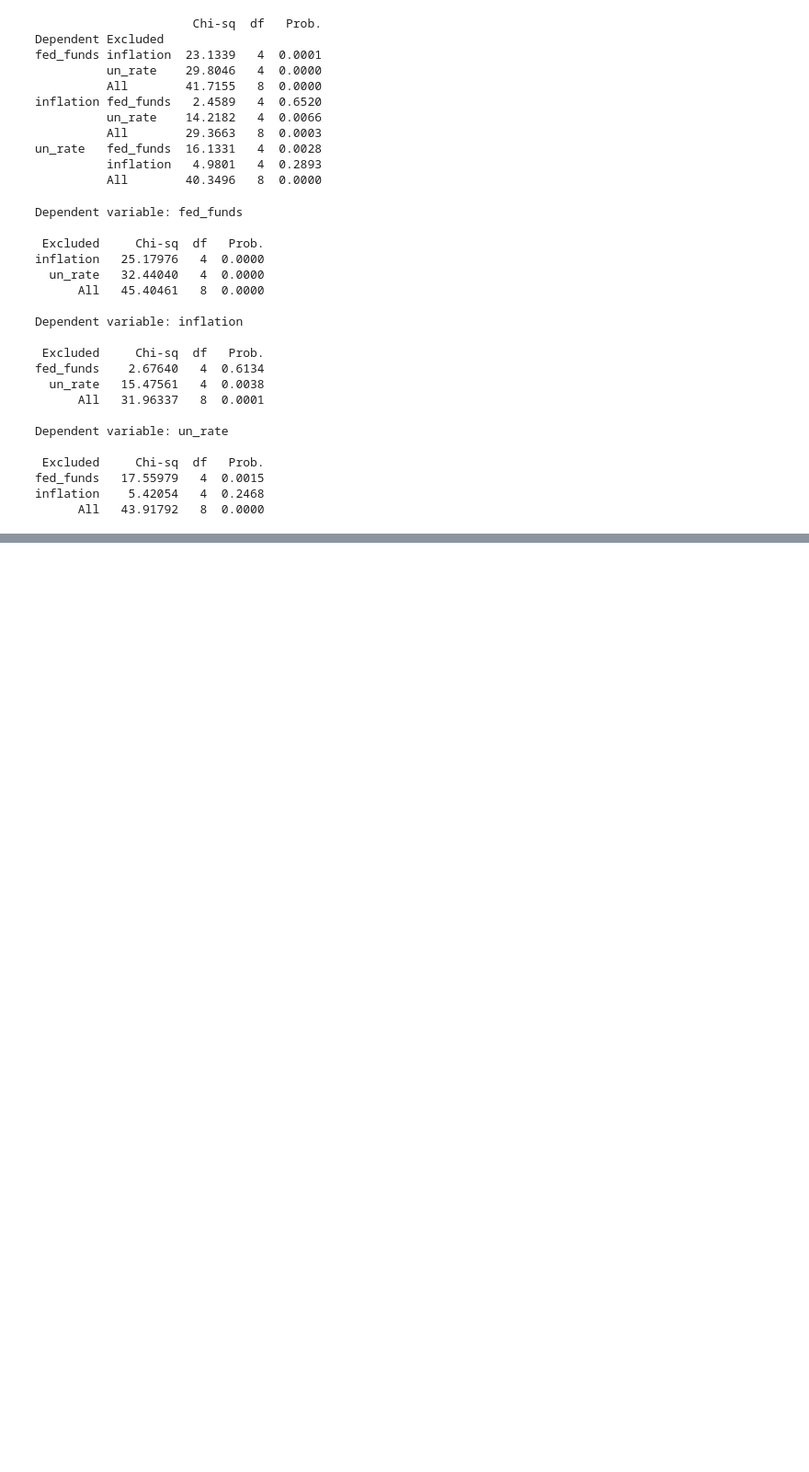
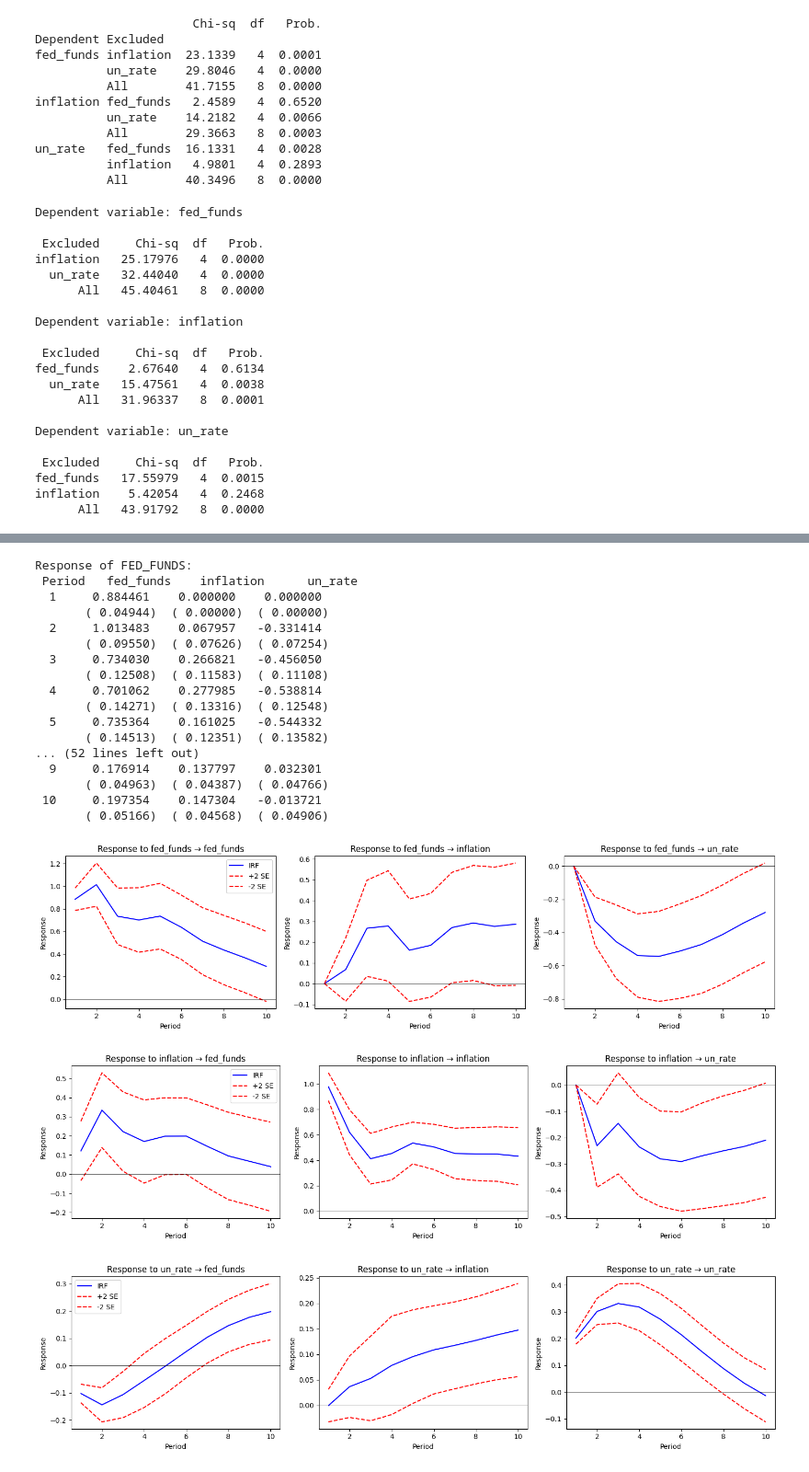
Before and after one commit to DavidGuzzi/MECMT10, a Jupyter notebook: clase_3.ipynb, the cells around one changed output, grey strips where cells are left out. Shown at 92% size. Cells and saved outputs as stored; diff of their text form; code cells hidden in the pictures; blank space fills up the shorter version.

Commit message:
objetivo: impuse response to Cholesky

```diff
--- a/clase_3.ipynb
+++ b/clase_3.ipynb
@@ -1448,0 +1507,80 @@ inflation    5.42054   4  0.2468
+# %%
+import numpy as np
+import pandas as pd
+import matplotlib.pyplot as plt
+from statsmodels.tsa.api import VAR
+
+# 1) Reordena el DataFrame en el orden Cholesky:
+data_ord = df_f2[['fed_funds', 'inflation', 'un_rate']].copy()
+
+# 2) Ajusta el VAR(4):
+model_ord = VAR(data_ord, freq='QE')
+res_ord   = model_ord.fit(4)
+
+# 3) Calcula las IRFs ortogonalizadas para 10 períodos:
+irf       = res_ord.irf(10)
+ort_irfs  = irf.orth_irfs      # shape (11,3,3): horizontes 0..10
+stderr    = irf.stderr(orth=True)
+
+order     = data_ord.columns.tolist()  # ['fed_funds','inflation','un_rate']
+horizons  = np.arange(1,11)            # Periods 1..10
+
+# 4) (Opcional) Imprime también las tablas si quieres:
+for resp_var in order:
+    i = order.index(resp_var)
+    print(f"\nResponse of {resp_var.upper()}:")
+    print(" Period  " + "   ".join(f"{v:>10s}" for v in order))
+    for h in range(10):
+        period_label = h + 1
+        vals = "  ".join(f"{ort_irfs[h, i, j]:10.6f}"
+                         for j in range(len(order)))
+        ses  = "  ".join(f"({stderr[h, i, j]:8.5f})"
+                         for j in range(len(order)))
+        print(f" {period_label:>2d}   {vals}")
+        print(f"       {ses}")
+
+# 5) Genera “Multiple Graphs” (3 subplots por fila)
+for resp_var in order:
+    i   = order.index(resp_var)
+    fig, axs = plt.subplots(1, 3, figsize=(15, 4))
+    for j, shock in enumerate(order):
+        # tomamos h=0..9 como periods 1..10
+        y     = ort_irfs[horizons-1, i, j]
+        se    = stderr[horizons-1, i, j]
+        upper = y + 2 * se
+        lower = y - 2 * se
+
+        ax = axs[j]
+        ax.plot(horizons, y,    color='blue', label='IRF')
+        ax.plot(horizons, upper, color='red',  linestyle='--', label='+2 SE')
+        ax.plot(horizons, lower, color='red',  linestyle='--', label='-2 SE')
+        ax.axhline(0, color='black', linewidth=0.5)
+        ax.set_title(f'Response to {resp_var} → {shock}')
+        ax.set_xlabel('Period')
+        ax.set_ylabel('Response')
+        if j == 0:
+            ax.legend()
+
+    plt.tight_layout()
+    plt.show()
+# %% [output]
+Response of FED_FUNDS:
+ Period   fed_funds    inflation      un_rate
+  1     0.884461    0.000000    0.000000
+       ( 0.04944)  ( 0.00000)  ( 0.00000)
+  2     1.013483    0.067957   -0.331414
+       ( 0.09550)  ( 0.07626)  ( 0.07254)
+  3     0.734030    0.266821   -0.456050
+       ( 0.12508)  ( 0.11583)  ( 0.11108)
+  4     0.701062    0.277985   -0.538814
+       ( 0.14271)  ( 0.13316)  ( 0.12548)
+  5     0.735364    0.161025   -0.544332
+       ( 0.14513)  ( 0.12351)  ( 0.13582)
+... (52 lines left out)
+  9     0.176914    0.137797    0.032301
+       ( 0.04963)  ( 0.04387)  ( 0.04766)
+ 10     0.197354    0.147304   -0.013721
+       ( 0.05166)  ( 0.04568)  ( 0.04906)
+[figure, added]
+[figure, added]
+[figure, added]
```
Also changed, not shown: parts of 2 cells of this notebook.
